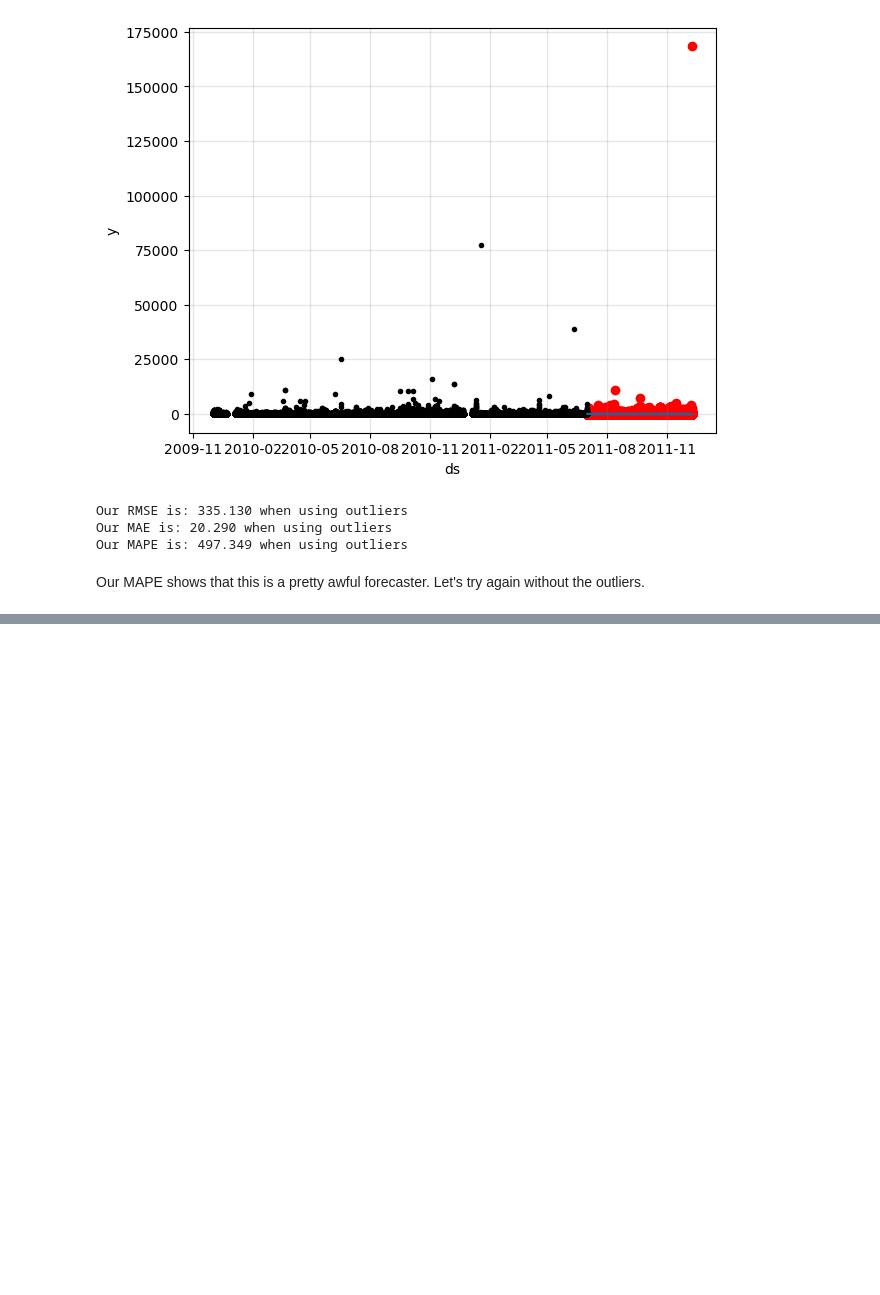
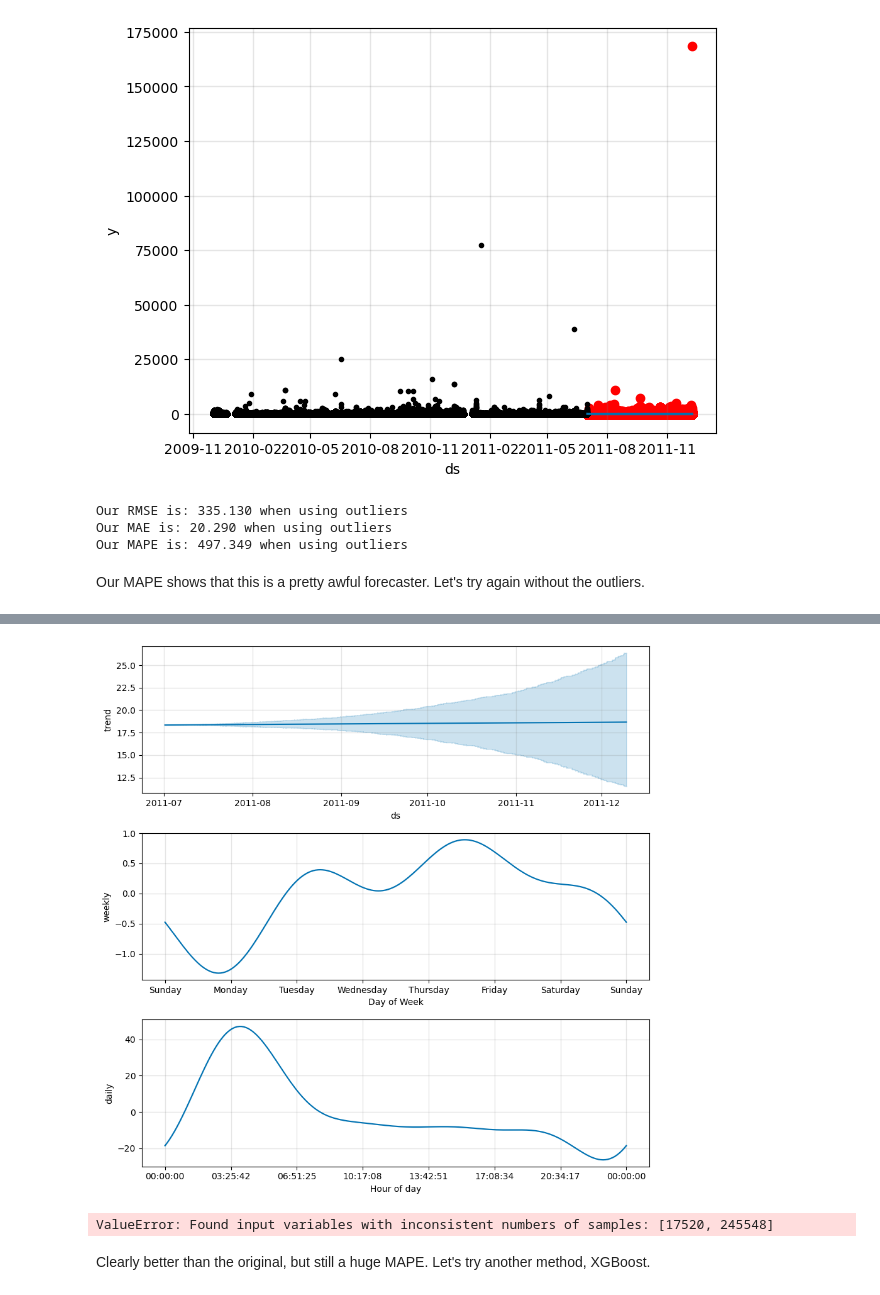
Before and after one commit to zadealfalah/salesSample, a Jupyter notebook: onlineRetail2/onlineRetail.ipynb, the cells around one changed output, grey strips where cells are left out. Saved outputs shown, nothing was run; the diff lists cells and outputs as text; code cells hidden in the pictures; blank space fills up the shorter version.

Commit message:
add XGBoost forecasting, update readme

```diff
--- a/onlineRetail2/onlineRetail.ipynb
+++ b/onlineRetail2/onlineRetail.ipynb
@@ -638,3 +649,15 @@ model.fit(train_proph)
 <prophet.forecaster.Prophet at 0x...>
 # %%
 fcst = model.predict(test_proph)
+# %%
+model.plot_components(fcst)
+# %% [output]
+[figure, added]
+# %%
+print(f"Our RMSE is: {np.sqrt(mean_squared_error(y_true=test.revenue, y_pred=fcst.yhat)):.3f} when not using outliers")
+print(f"Our MAE is: {mean_absolute_error(y_true=test.revenue, y_pred=fcst.yhat):.3f} when using not outliers")
+print(f"Our MAPE is: {np.mean(np.abs((np.array(test.revenue) - np.array(fcst.yhat)) / test.revenue)) * 100:.3f} when using not outliers")
+# %% [output]
+ValueError: Found input variables with inconsistent numbers of samples: [17520, 245548]
+# %% [markdown]
+Clearly better than the original, but still a huge MAPE.  Let's try another method, XGBoost.
```
Also changed, not shown: parts of 26 cells of this notebook, 1 other file.
